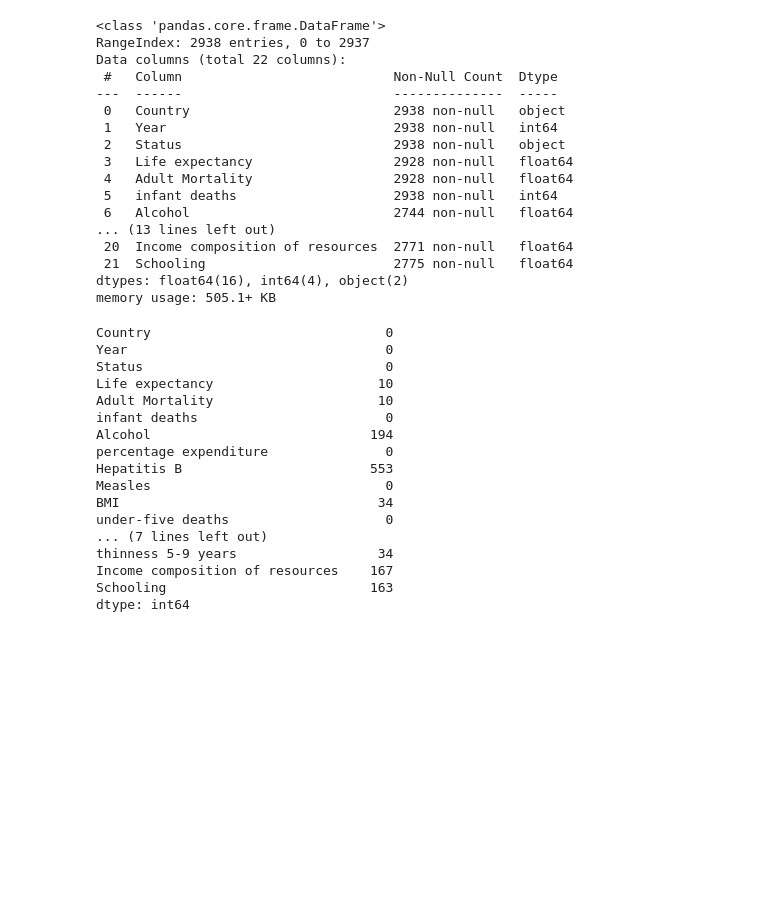
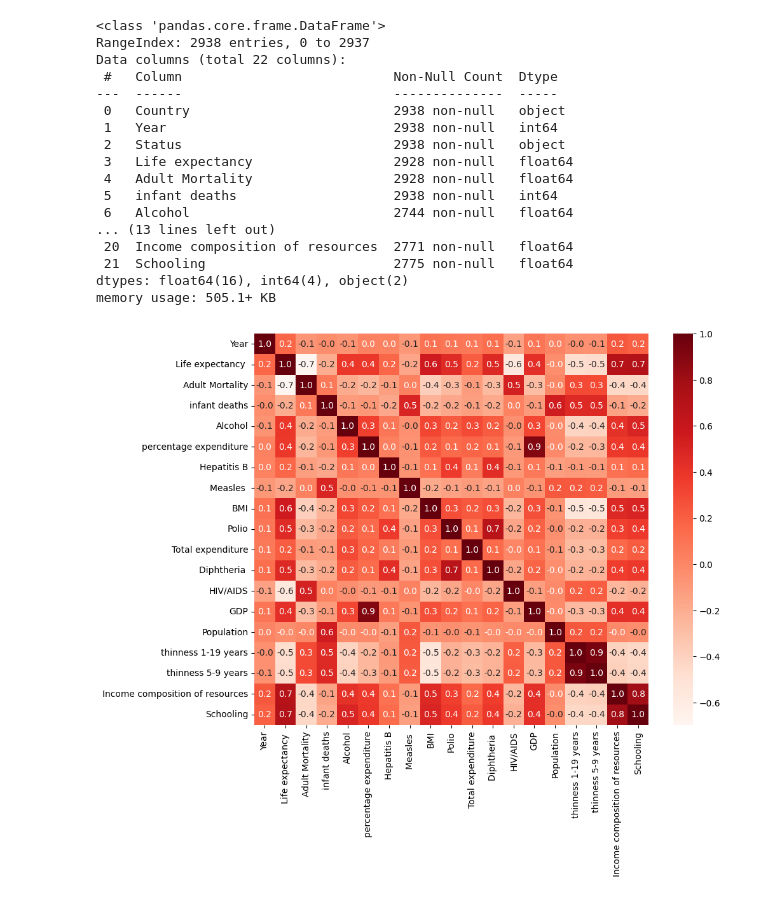
Before and after one commit to Piyush0892/MLProject1, a Jupyter notebook: Setup.ipynb, the cells around one changed output. Saved outputs shown, nothing was run; the diff lists cells and outputs as text; code cells hidden in the pictures; blank space fills up the shorter version.

```diff
--- a/Setup.ipynb
+++ b/Setup.ipynb
@@ -34,24 +39,35 @@ Data columns (total 22 columns):
  21  Schooling                        2775 non-null   float64
 dtypes: float64(16), int64(4), object(2)
 memory usage: 505.1+ KB
-# %%
-#dataframe.describe()
-dataframe.isnull().sum()
-# %% [output]
-Country                              0
-Year                                 0
-Status                               0
-Life expectancy                     10
-Adult Mortality                     10
-infant deaths                        0
-Alcohol                            194
-percentage expenditure               0
-Hepatitis B                        553
-Measles                              0
-BMI                                 34
-under-five deaths                    0
-... (7 lines left out)
-thinness 5-9 years                  34
-Income composition of resources    167
-Schooling                          163
-dtype: int64
+# %%
+#dataframe.describe()
+
+impute = SimpleImputer(missing_values=np.nan, strategy='median', fill_value=None)
+dataframe['Life expectancy ']=impute.fit_transform(dataframe[['Life expectancy ']])
+dataframe['Adult Mortality']=impute.fit_transform(dataframe[['Adult Mortality']])
+dataframe['Alcohol']=impute.fit_transform(dataframe[['Alcohol']])
+dataframe['Hepatitis B']=impute.fit_transform(dataframe[['Hepatitis B']])
+dataframe['BMI']=impute.fit_transform(dataframe[['BMI']])
+dataframe['Polio']=impute.fit_transform(dataframe[['Polio']])
+dataframe['Total expenditure']=impute.fit_transform(dataframe[['Total expenditure']])
+dataframe['Diphtheria ']=impute.fit_transform(dataframe[['Diphtheria ']])
+dataframe['HIV/AIDS']=impute.fit_transform(dataframe[['HIV/AIDS']])
+dataframe['GDP']=impute.fit_transform(dataframe[['GDP']])
+dataframe['Population']=impute.fit_transform(dataframe[['Population']])
+dataframe['thinness 1-19 years']=impute.fit_transform(dataframe[['thinness 1-19 years']])
+dataframe['thinness 5-9 years']=impute.fit_transform(dataframe[['thinness 5-9 years']])
+dataframe['Income composition of resources']=impute.fit_transform(dataframe[['Income composition of resources']])
+dataframe['Schooling']=impute.fit_transform(dataframe[['Schooling']])
+
+# dataframe.isnull().sum()
+# %%
+dataframe_V1 = dataframe.drop(['Country','Status','under-five deaths '],axis=1)
+
+correlation_matrix = dataframe_V1.corr()
+correlation_matrix
+
+plt.figure(figsize=(10,8))
+sns.heatmap(correlation_matrix,annot=True,fmt=".1f",cmap="Reds")
+plt.show()
+# %% [output]
+[figure, added]
```
Also changed, not shown: parts of 6 cells of this notebook.
